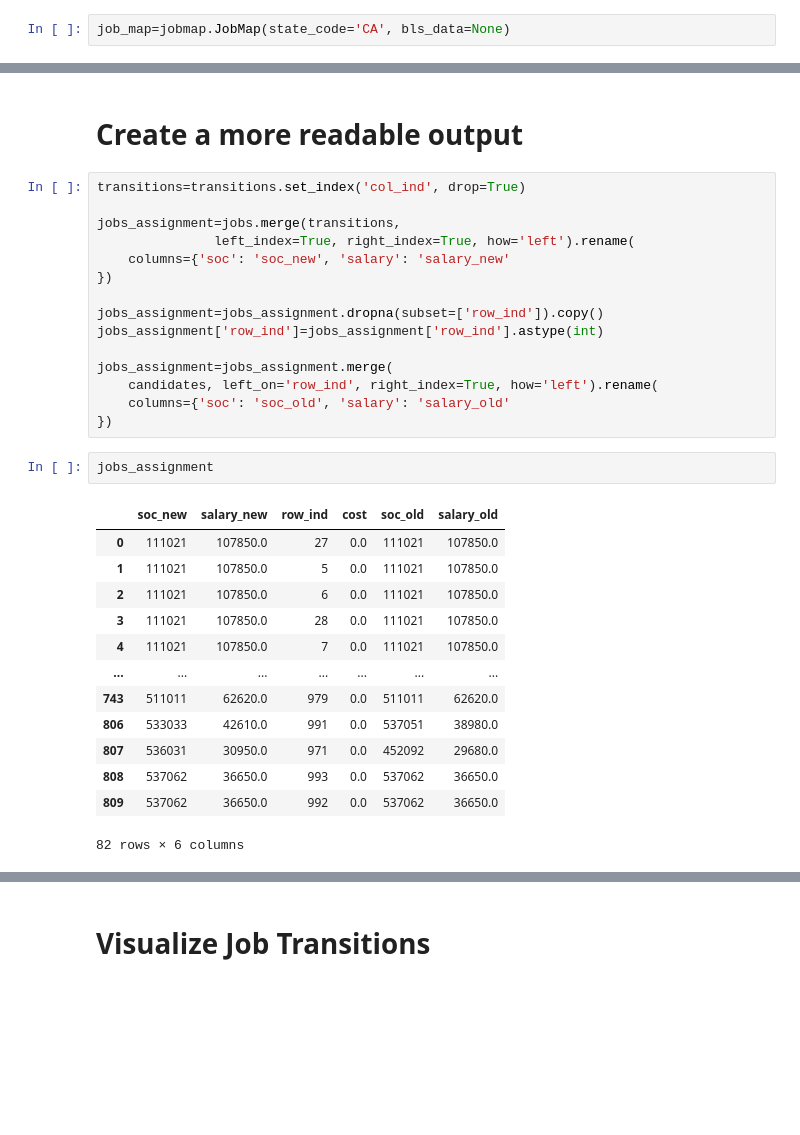
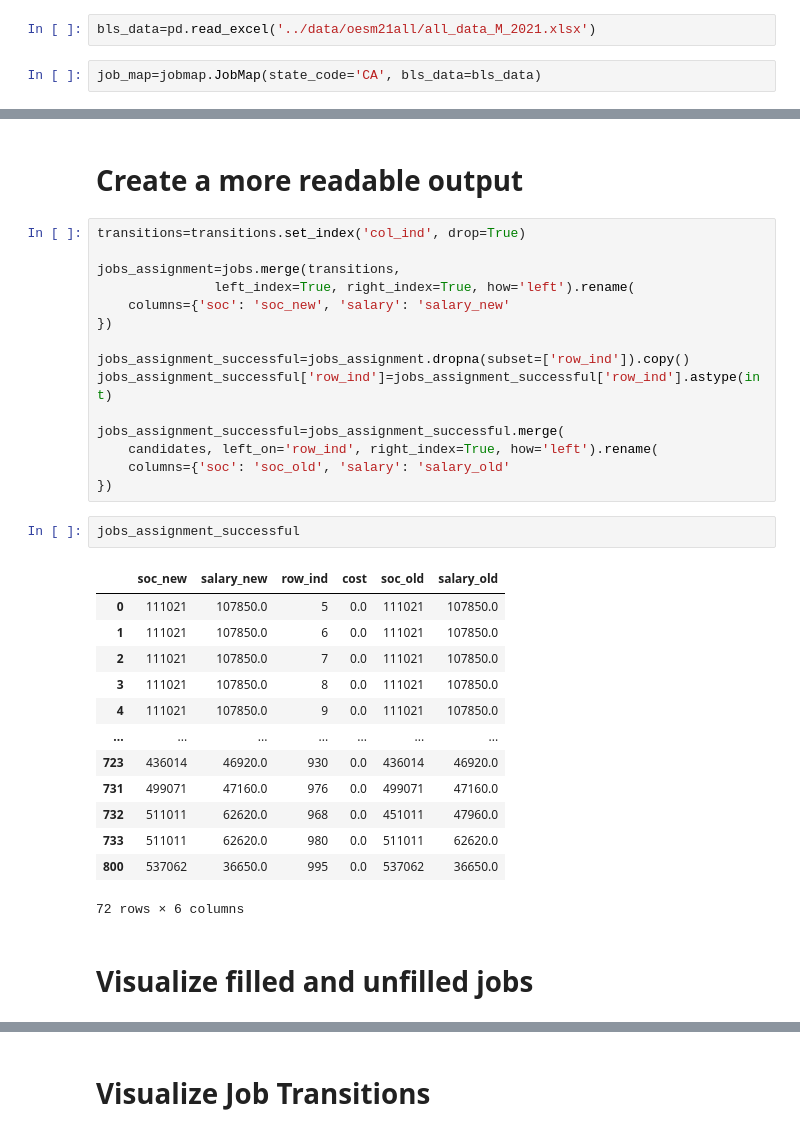
Before and after one commit to doorleyr/JobMap, a Jupyter notebook: examples/JobMap example.ipynb, the cells around one changed output, grey strips where cells are left out. Saved outputs shown, nothing was run; the diff lists cells and outputs as text; blank space fills up the shorter version.

Commit message:
Not loading directly from URL. Added example of filled-unfilled plot.

```diff
--- a/examples/JobMap example.ipynb
+++ b/examples/JobMap example.ipynb
@@ -28,6 +29,8 @@ print({k: soc_map[k] for k in list(soc_map.keys())[:10]})
 - We also need to specify the state code (eg. 'CA', MA'..)
+# %%
+bls_data=pd.read_excel('../data/oesm21all/all_data_M_2021.xlsx')
 # %%
-job_map=jobmap.JobMap(state_code='CA', bls_data=None)
+job_map=jobmap.JobMap(state_code='CA', bls_data=bls_data)
 # %% [markdown]
 ### Estimate the distribution of occupations per 1000 employed in an industry (or group of industries)
 # %% [markdown]
@@ -122,26 +125,28 @@ jobs_assignment=jobs.merge(transitions,
     columns={'soc': 'soc_new', 'salary': 'salary_new'
 })
 
-jobs_assignment=jobs_assignment.dropna(subset=['row_ind']).copy()
-jobs_assignment['row_ind']=jobs_assignment['row_ind'].astype(int)
+jobs_assignment_successful=jobs_assignment.dropna(subset=['row_ind']).copy()
+jobs_assignment_successful['row_ind']=jobs_assignment_successful['row_ind'].astype(int)
 
-jobs_assignment=jobs_assignment.merge(
+jobs_assignment_successful=jobs_assignment_successful.merge(
     candidates, left_on='row_ind', right_index=True, how='left').rename(
     columns={'soc': 'soc_old', 'salary': 'salary_old'
 })
 # %%
-jobs_assignment
+jobs_assignment_successful
 # %% [output]
 |  | soc_new | salary_new | row_ind | cost | soc_old | salary_old |
-| 0 | 111021 | 107850.0 | 27 | 0.0 | 111021 | 107850.0 |
-| 1 | 111021 | 107850.0 | 5 | 0.0 | 111021 | 107850.0 |
-| 2 | 111021 | 107850.0 | 6 | 0.0 | 111021 | 107850.0 |
-| 3 | 111021 | 107850.0 | 28 | 0.0 | 111021 | 107850.0 |
-| 4 | 111021 | 107850.0 | 7 | 0.0 | 111021 | 107850.0 |
+| 0 | 111021 | 107850.0 | 5 | 0.0 | 111021 | 107850.0 |
+| 1 | 111021 | 107850.0 | 6 | 0.0 | 111021 | 107850.0 |
+| 2 | 111021 | 107850.0 | 7 | 0.0 | 111021 | 107850.0 |
+| 3 | 111021 | 107850.0 | 8 | 0.0 | 111021 | 107850.0 |
+| 4 | 111021 | 107850.0 | 9 | 0.0 | 111021 | 107850.0 |
 | ... | ... | ... | ... | ... | ... | ... |
-| 743 | 511011 | 62620.0 | 979 | 0.0 | 511011 | 62620.0 |
-| 806 | 533033 | 42610.0 | 991 | 0.0 | 537051 | 38980.0 |
-| 807 | 536031 | 30950.0 | 971 | 0.0 | 452092 | 29680.0 |
-| 808 | 537062 | 36650.0 | 993 | 0.0 | 537062 | 36650.0 |
-| 809 | 537062 | 36650.0 | 992 | 0.0 | 537062 | 36650.0 |
+| 723 | 436014 | 46920.0 | 930 | 0.0 | 436014 | 46920.0 |
+| 731 | 499071 | 47160.0 | 976 | 0.0 | 499071 | 47160.0 |
+| 732 | 511011 | 62620.0 | 968 | 0.0 | 451011 | 47960.0 |
+| 733 | 511011 | 62620.0 | 980 | 0.0 | 511011 | 62620.0 |
+| 800 | 537062 | 36650.0 | 995 | 0.0 | 537062 | 36650.0 |
-82 rows × 6 columns
+72 rows × 6 columns
+# %% [markdown]
+# Visualize filled and unfilled jobs
```
Also changed, not shown: parts of 12 cells of this notebook, 2 other files.
